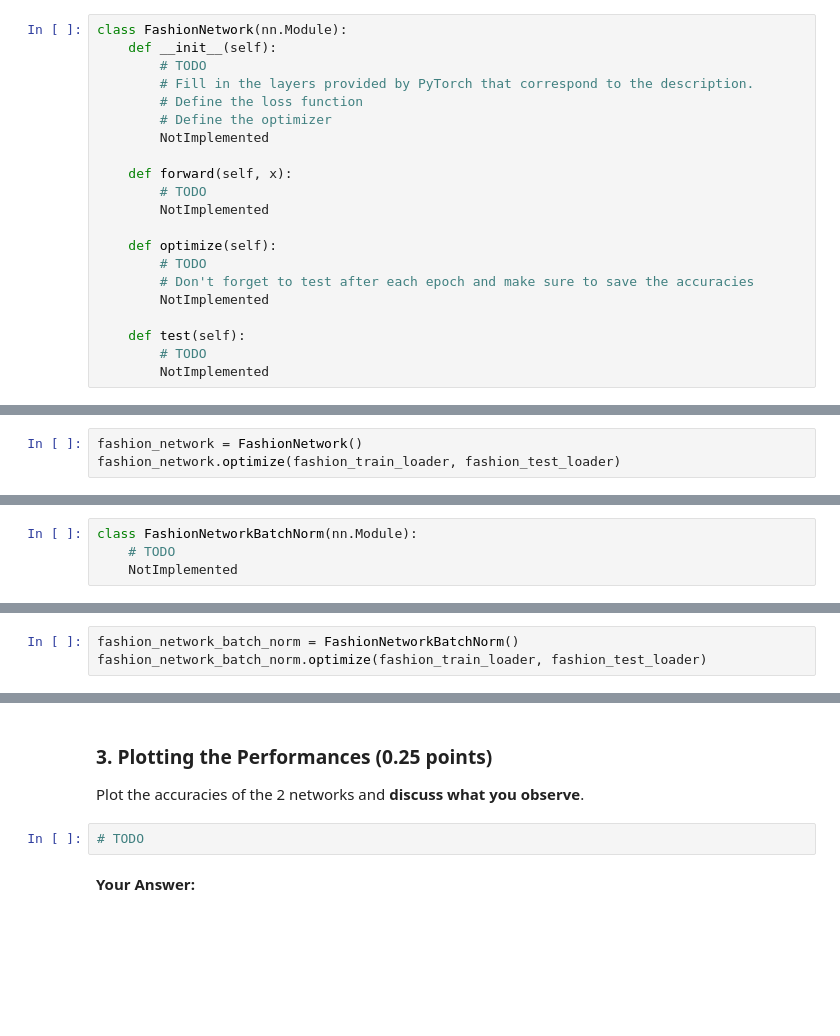
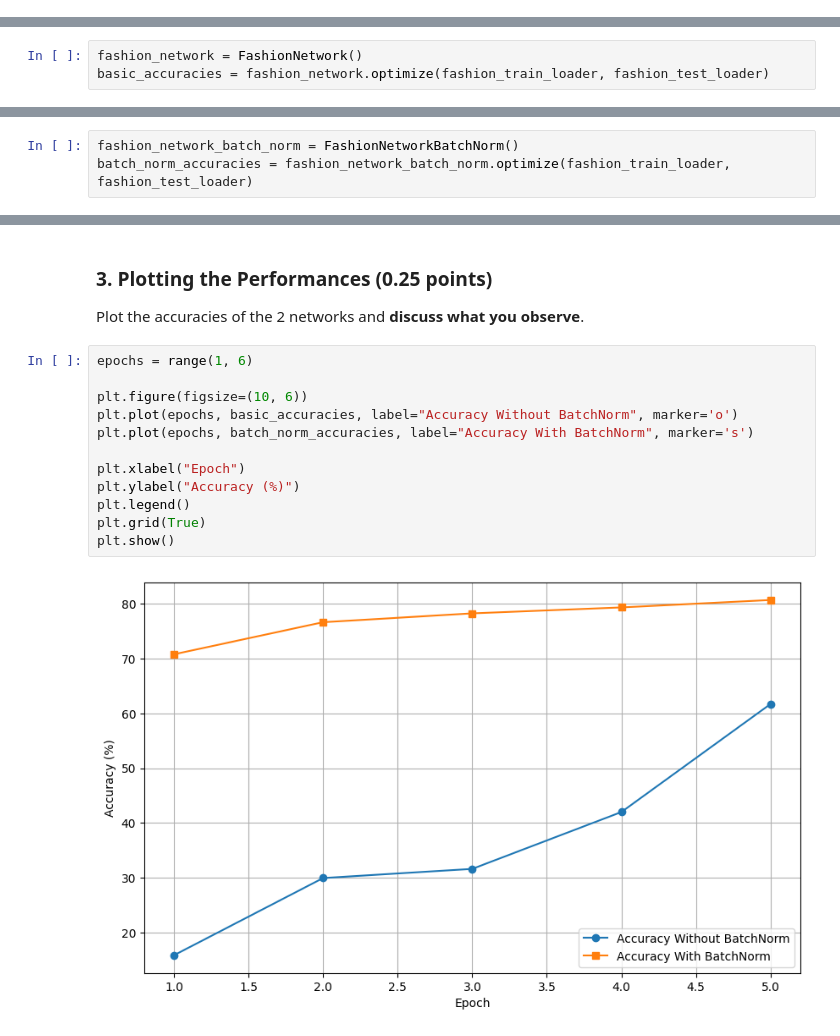
Before and after one commit to mahsaama/NeuralNetworks, a Jupyter notebook: Assignment6/Assignment_6.ipynb, the cells around one changed output, grey strips where cells are left out. Drawn from its saved outputs; the diff is of its cells as text; blank space fills up the shorter version.

```diff
--- a/Assignment6/Assignment_6.ipynb
+++ b/Assignment6/Assignment_6.ipynb
@@ -36,24 +56,3 @@ fashion_testset = torchvision.datasets.FashionMNIST('data/', train=False, downlo
 # get train and test loader
 fashion_train_loader = torch.utils.data.DataLoader(dataset=fashion_trainset, batch_size=64, shuffle=True)
 fashion_test_loader = torch.utils.data.DataLoader(dataset=fashion_testset, batch_size=64, shuffle=False)
-# %%
-class FashionNetwork(nn.Module):
-    def __init__(self):
-        # TODO
-        # Fill in the layers provided by PyTorch that correspond to the description.
-        # Define the loss function
-        # Define the optimizer
-        NotImplemented
-
-    def forward(self, x):
-        # TODO
-        NotImplemented
-
-    def optimize(self):
-        # TODO
-        # Don't forget to test after each epoch and make sure to save the accuracies
-        NotImplemented
-
-    def test(self):
-        # TODO
-        NotImplemented
@@ -60,3 +116,3 @@ class FashionNetwork(nn.Module):
 # %%
 fashion_network = FashionNetwork()
-fashion_network.optimize(fashion_train_loader, fashion_test_loader)
+basic_accuracies = fashion_network.optimize(fashion_train_loader, fashion_test_loader)
@@ -63,7 +125,3 @@ fashion_network.optimize(fashion_train_loader, fashion_test_loader)
 # %% [markdown]
 ### 2. Network with Batch Normalization (0.5 points)
 Construct another network with the same parameters as 2.1 but this time include a batch normalization layer (use [nn.BatchNorm1d](https://pytorch.org/docs/stable/generated/torch.nn.BatchNorm1d.html)). Where to place this layer is up to you, but you can reference the lecture slides for inspiration. Again train your network for 5 epochs and report **test** accuracy after each epoch.
-# %%
-class FashionNetworkBatchNorm(nn.Module):
-    # TODO
-    NotImplemented
@@ -70,3 +182,3 @@ class FashionNetworkBatchNorm(nn.Module):
 # %%
 fashion_network_batch_norm = FashionNetworkBatchNorm()
-fashion_network_batch_norm.optimize(fashion_train_loader, fashion_test_loader)
+batch_norm_accuracies = fashion_network_batch_norm.optimize(fashion_train_loader, fashion_test_loader)
@@ -73,7 +191,17 @@ fashion_network_batch_norm.optimize(fashion_train_loader, fashion_test_loader)
 # %% [markdown]
 ### 3. Plotting the Performances (0.25 points)
 Plot the accuracies of the 2 networks and **discuss what you observe**.
-# %%
-# TODO
-# %% [markdown]
-**Your Answer:**
+# %%
+epochs = range(1, 6)
+
+plt.figure(figsize=(10, 6))
+plt.plot(epochs, basic_accuracies, label="Accuracy Without BatchNorm", marker='o')
+plt.plot(epochs, batch_norm_accuracies, label="Accuracy With BatchNorm", marker='s')
+
+plt.xlabel("Epoch")
+plt.ylabel("Accuracy (%)")
+plt.legend()
+plt.grid(True)
+plt.show()
+# %% [output]
+[figure, added]
```
Also changed, not shown: parts of 7 cells of this notebook.
